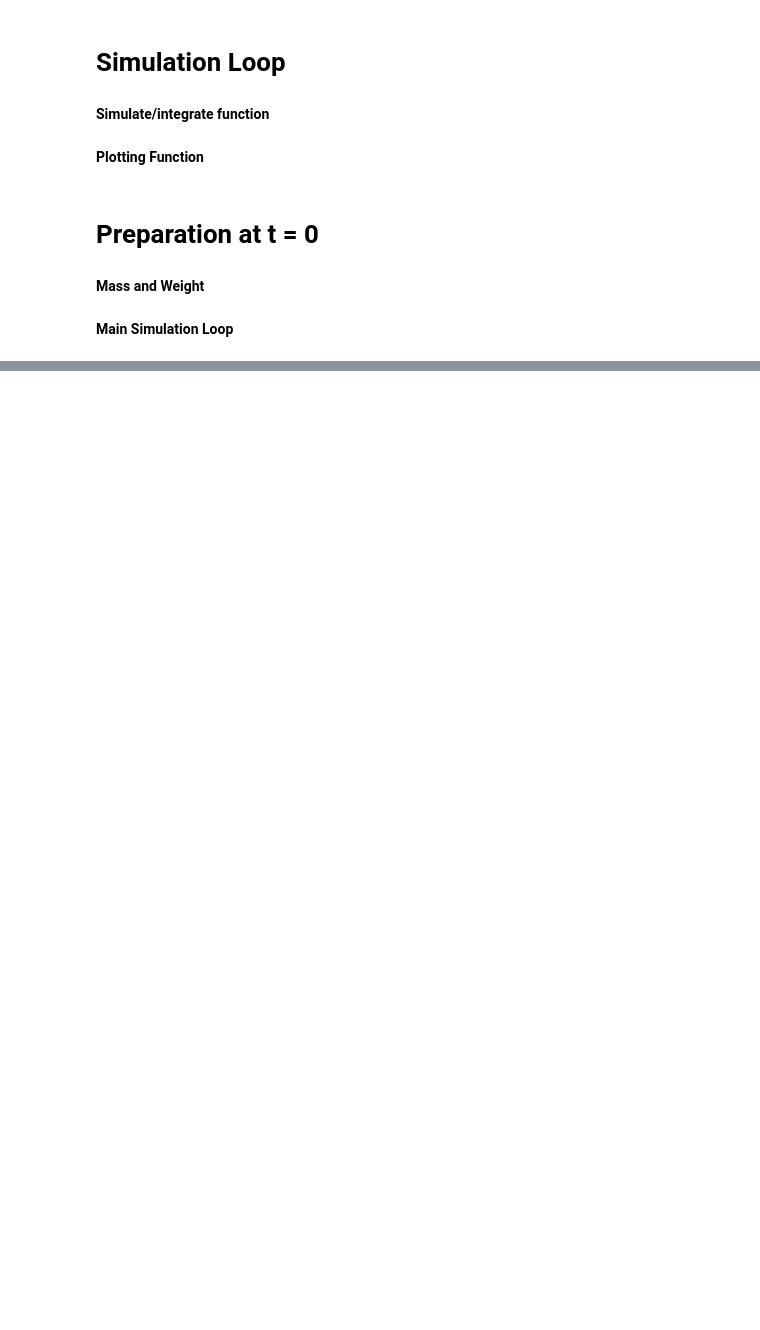
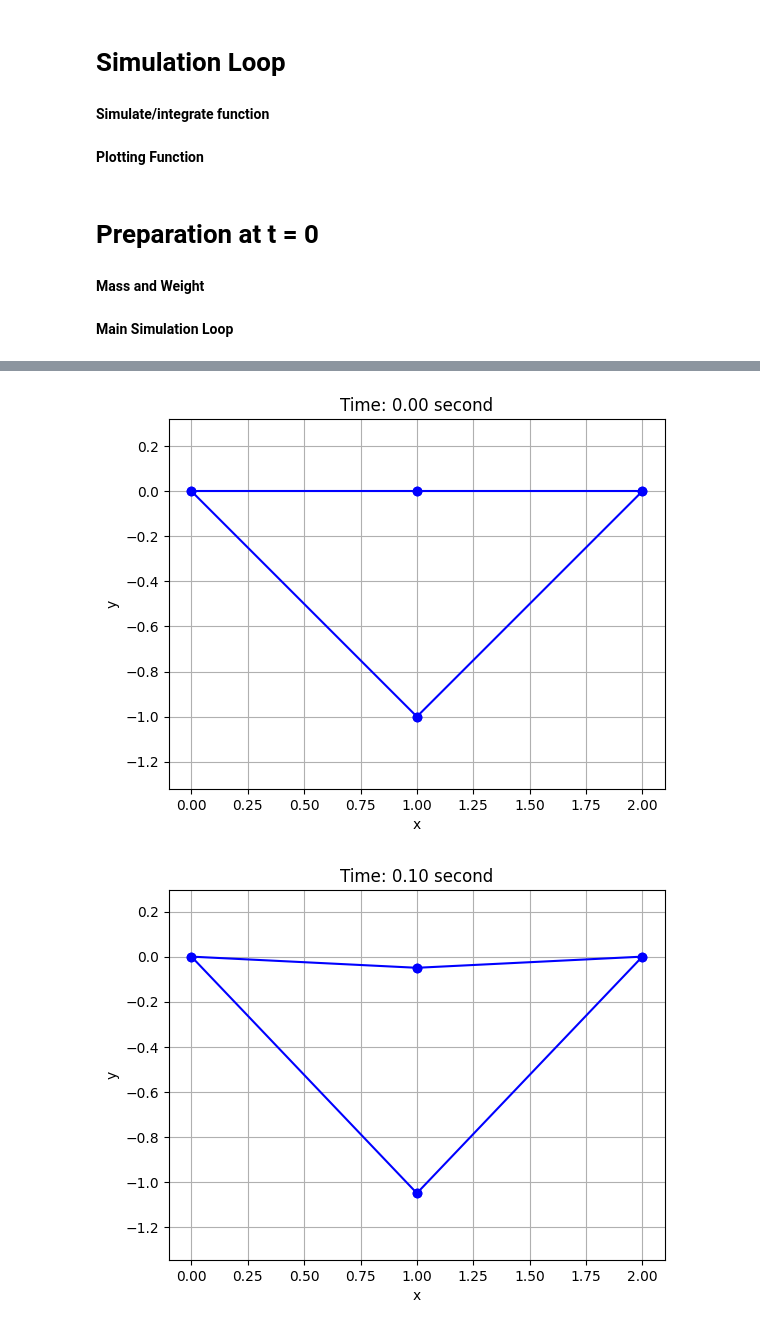
Before and after one commit to jasonliu0346/263F-Assignment, a Jupyter notebook: homework_1/Homework1.ipynb, the cells around one changed output, grey strips where cells are left out. Drawn from its saved outputs; the diff is of its cells as text; code cells hidden in the pictures; blank space fills up the shorter version.

```diff
--- a/homework_1/Homework1.ipynb
+++ b/homework_1/Homework1.ipynb
@@ -235,7 +235,7 @@ def getForceJacobianNB(x_new, x_old, u_old, a_old, stiffness_matrix, index_matri
 **Simulate/integrate function**
 # %%
 # Integrator
-def myInt(t_new, x_old, u_old, a_old, free_DOF, stiffness_matrix, index_matrix, m, dt, method):
+def myInt(t_new, x_old, u_old, a_old, free_DOF, stiffness_matrix, index_matrix, m, dt, l_k, method):
 
   # Guess solution for x_new
   x_new = x_old.copy() # Start with a copy of x_old as the initial guess
@@ -351,6 +349,8 @@ for i in range(stiffness_matrix.shape[0]):
 # %% [markdown]
 **Mass and Weight**
 # %%
+N = node_matrix.shape[0] # Number of nodes
+ndof = 2 * N # Number of degrees of freedom
 # Mass
 m = np.zeros(ndof)
 for i in range(ndof):
@@ -420,0 +413,8 @@ plt.show()
+# %%
+method = 'Implicit'
+dt = 0.001 # Time step size
+maxTime = 100  # total time of simulation
+run(node_matrix, stiffness_matrix, index_matrix, m, maxTime, dt, method)
+# %% [output]
+[figure, added]
+[figure, added]
```
Also changed, not shown: parts of 7 cells of this notebook.
